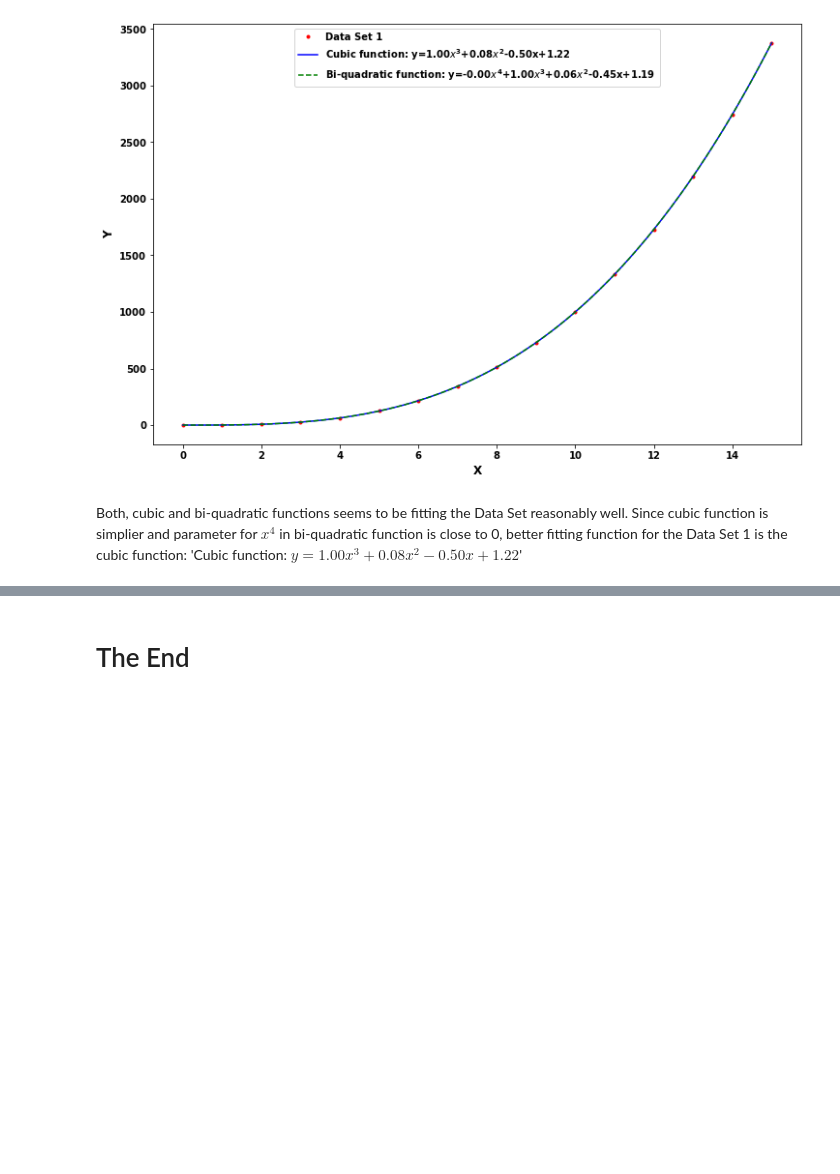
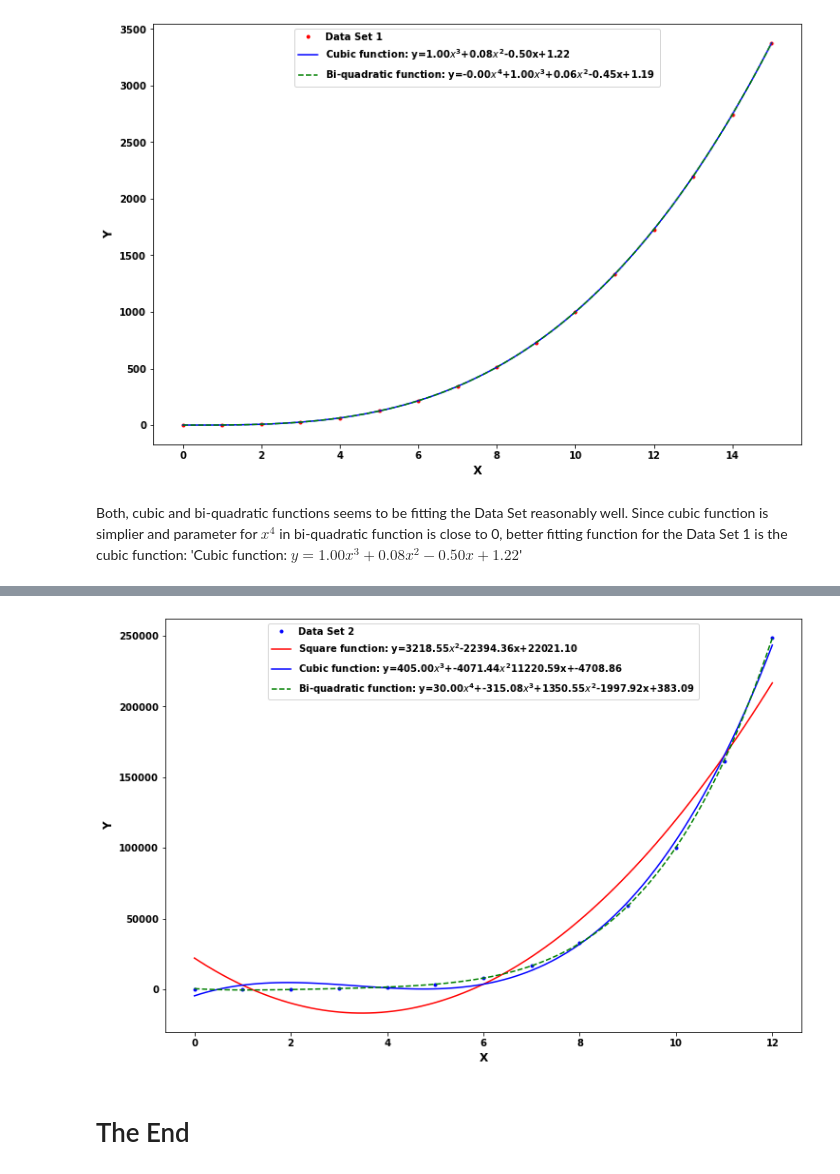
Before and after one commit to przemekbil/ML_and_stats, a Jupyter notebook: Assessment/Topic 3 - Parameters.ipynb, the cells around one changed output, grey strips where cells are left out. Saved outputs shown, nothing was run; the diff lists cells and outputs as text; code cells hidden in the pictures; blank space fills up the shorter version.

```diff
--- a/Assessment/Topic 3 - Parameters.ipynb
+++ b/Assessment/Topic 3 - Parameters.ipynb
@@ -103,0 +124,43 @@ Both, cubic and bi-quadratic functions seems to be fitting the Data Set reasonab
+# %%
+# Trying quadratic function (y=a*x^2+b*x+c)
+params2 = np.polyfit(x2, y2, 2)
+
+# Trying 3rd degree polynomial (y=a*x^3+b*x^2+c*x+d)
+params3 = np.polyfit(x2, y2, 3)
+
+# Trying 4th degree polynomial (y=a*x^4+b*x^3+c*x^2+d*x+e)
+params4 = np.polyfit(x2, y2, 4)
+# %%
+# Create a plot to visualize Data Set 1 with 3rd and 4th degree polynomial fit
+fig, ax = plt.subplots(figsize=(12,8))
+
+# create x values for plot
+x = np.linspace(min(x2), max(x2), 100)
+
+
+# Set the X axis label
+plt.xlabel('X', fontsize=12)
+# Set the Y axis label
+plt.ylabel('Y', fontsize=12)
+
+
+# Plot Data Set 1 points:
+ax.plot(x2, y2, 'b.');
+
+# Plot cubic function fit for Data Set 1:
+ax.plot(x, np.polyval(params2, x), 'r-');
+
+# Plot cubic function fit for Data Set 1:
+ax.plot(x, np.polyval(params3, x), 'b-');
+
+# Plot bi-quadratic function fit for Data Set 1:
+ax.plot(x, np.polyval(params4, x), 'g--');
+
+# Add the legend
+plt.legend(['Data Set 2',
+            'Square function: y={:.2f}$x^2${:.2f}x+{:.2f}'.format(params2[0], params2[1], params2[2]),
+            'Cubic function: y={:.2f}$x^3$+{:.2f}$x^2${:.2f}x+{:.2f}'.format(params3[0], params3[1], params3[2], params3[3]),
+           'Bi-quadratic function: y={:.2f}$x^4$+{:.2f}$x^3$+{:.2f}$x^2${:.2f}x+{:.2f}'.format(params4[0], params4[1], params4[2], params4[3], params4[4])],
+           loc='upper center');
+# %% [output]
+[figure, added]
```
Also changed, not shown: parts of 7 cells of this notebook.
